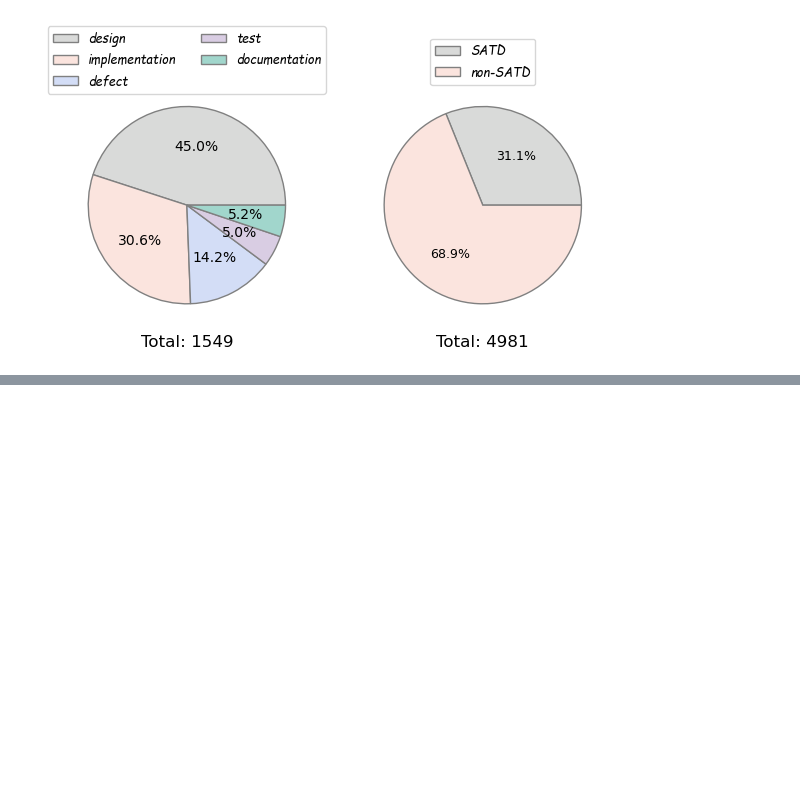
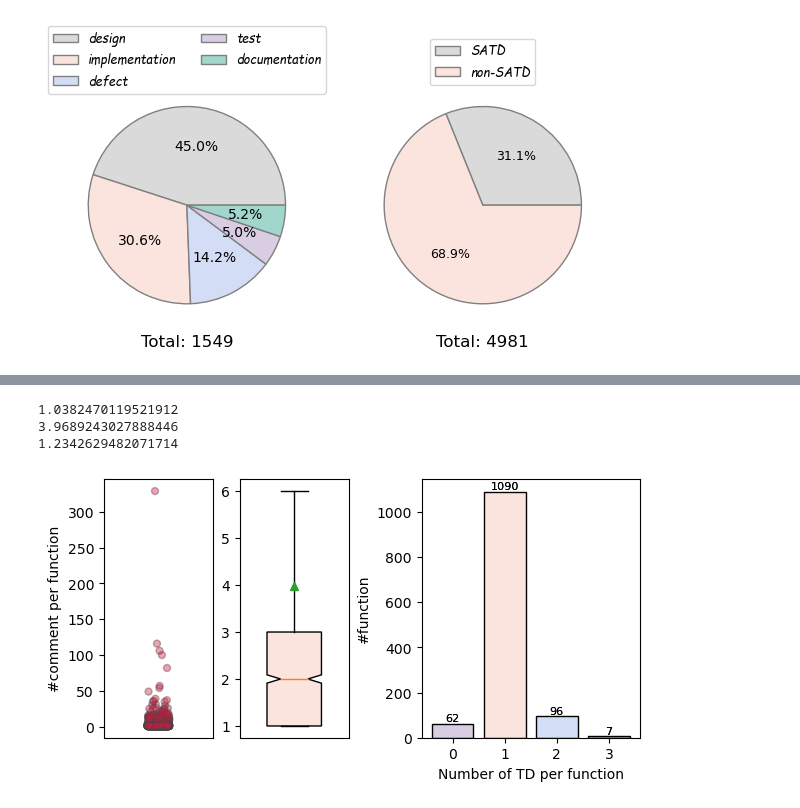
Before and after one commit to NamCyan/tesoro, a Jupyter notebook: vizualization/Data_statistic.ipynb, the cells around one changed output, grey strips where cells are left out. Cells and saved outputs as stored; diff of their text form; code cells hidden in the pictures; blank space fills up the shorter version.

```diff
--- a/vizualization/Data_statistic.ipynb
+++ b/vizualization/Data_statistic.ipynb
@@ -74,4 +67,0 @@ select_doc = [2,24]
-# %%
-id =46
-print(filter_comments[id]["comment"])
-print(filter_comments[id]["code"])
@@ -95,0 +68,71 @@ public void testEmit() throws Exception {
+# %%
+data = load_dataset("NamCyan/tesoro", split="train")
+# %%
+function_multi_label = {}
+
+for dp in data:
+  if dp["id"] not in function_multi_label:
+    function_multi_label[dp["id"]] = []
+  function_multi_label[dp["id"]].append(dp["classification"])
+
+TD_per_function = []
+comment_per_function = []
+comment_TD_per_function = []
+
+
+for id in function_multi_label:
+  comment_per_function.append(len(function_multi_label[id]))
+  if len(set(function_multi_label[id])) == 1 and "NONSATD" in function_multi_label[id]:
+    TD_per_function.append(0)
+    comment_TD_per_function.append(0)
+  else:
+    TD_per_function.append(len(set([x for x in function_multi_label[id] if x != "NONSATD"])))
+    comment_TD_per_function.append(len([x for x in function_multi_label[id] if x != "NONSATD"]))
+
+print(np.mean(TD_per_function))
+print(np.mean(comment_per_function))
+print(np.mean(comment_TD_per_function))
+# %% [output]
+1.0382470119521912
+3.9689243027888446
+1.2342629482071714
+# %%
+fig, axs = plt.subplots(1,3, figsize = (6,3.1), gridspec_kw={'width_ratios': [1, 1, 2]}, layout="constrained")
+TD_per_function = Counter(TD_per_function)
+# comment_per_function = Counter(comment_per_function)
+
+
+# axs[0].bar(list(comment_per_function.keys()), list(comment_per_function.values()))
+bplt= axs[1].boxplot(comment_per_function,
+               notch=True, patch_artist=True, widths=[0.5],
+showmeans = True,
+showfliers = False)  # Sop showing the fliers
+axs[1].set_xticks([])
+
+colors = ["#fbe4de", "#d3ddf6", "#d9cde3", "#a1d6cc"]
+for patch, color in zip(bplt['boxes'], colors):
+    patch.set_facecolor(color)
+
+
+# Strip plot
+sns.stripplot(data=comment_per_function,
+ax=axs[0],
+color = "crimson", # Colours the dots
+linewidth = 1,     # Dot outline width
+alpha = 0.4)       # Makes them transparent
+axs[0].set_xticks([])
+axs[0].set_ylabel("#comment per function")
+
+barplt = axs[2].bar(list(TD_per_function.keys()), list(TD_per_function.values()),
+                    edgecolor='black', linewidth=1, color=colors)
+
+axs[2].bar_label(barplt, color='black', fontsize=8)
+for bars in axs[2].containers:
+    axs[2].bar_label(bars, color='black', fontsize=8)
+
+axs[2].set_xlabel("Number of TD per function")
+axs[2].set_ylabel("#function")
+# plt.tight_layout()
+plt.savefig("code_distribution.pdf", bbox_inches='tight')
+# %% [output]
+[figure, added]
```
Also changed, not shown: parts of 2 cells of this notebook, 1 other file.
